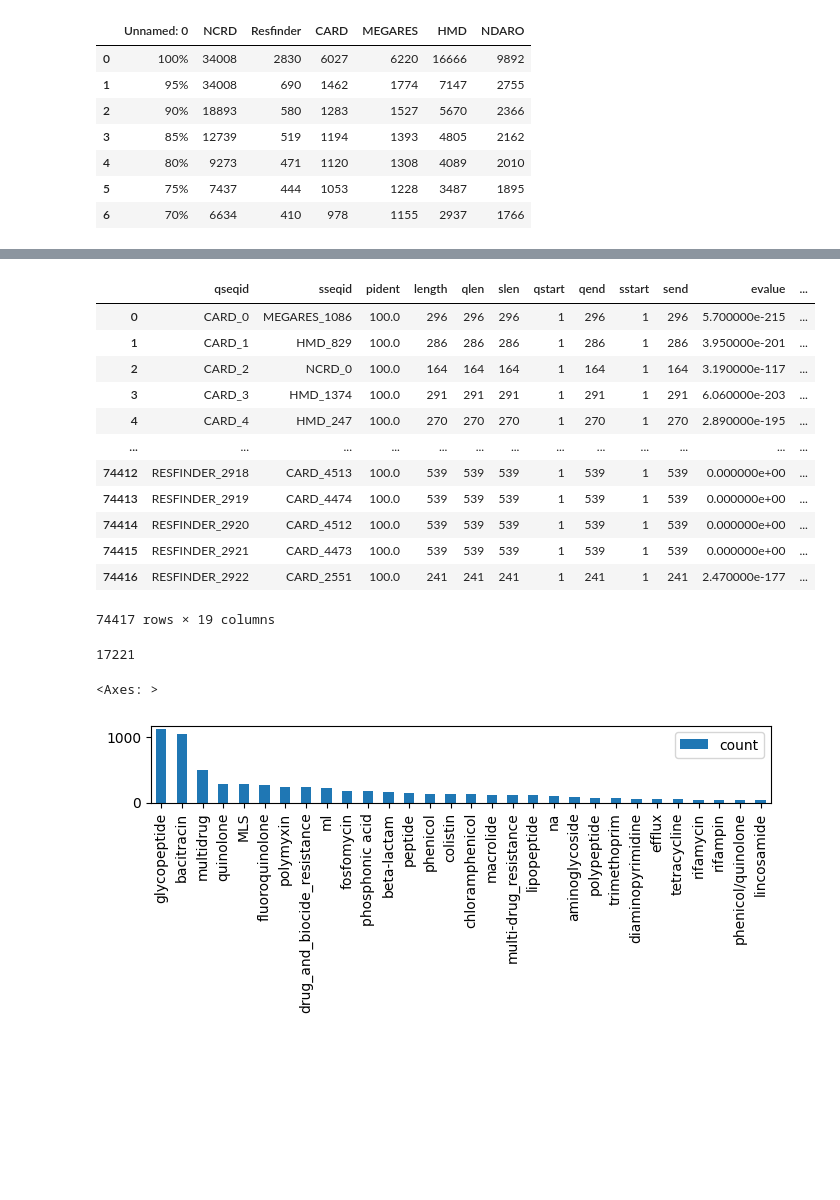
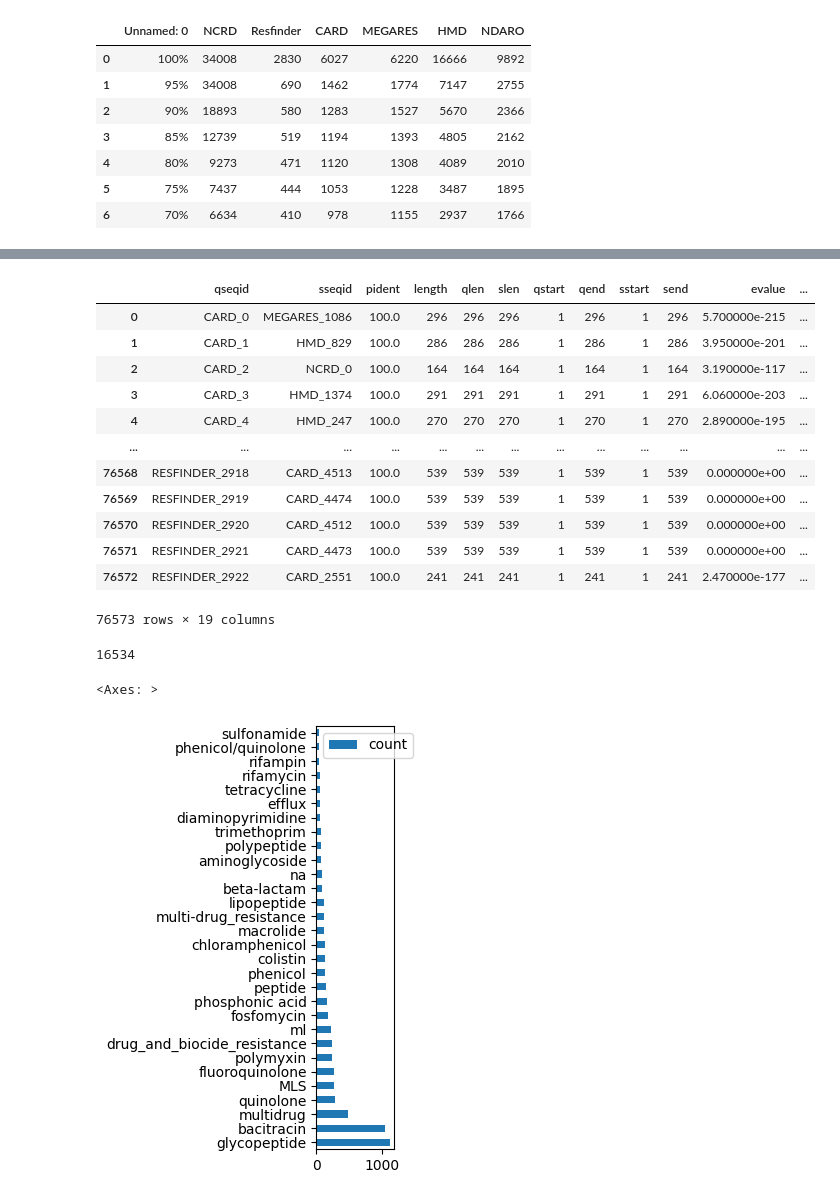
Before and after one commit to tiagocabralborelli/db-redundance, a Jupyter notebook: notebooks/3.Analysis.ipynb, the cells around one changed output, grey strips where cells are left out. Drawn from its saved outputs; the diff is of its cells as text; code cells hidden in the pictures; blank space fills up the shorter version.

```diff
--- a/notebooks/3.Analysis.ipynb
+++ b/notebooks/3.Analysis.ipynb
@@ -62,7 +62,7 @@ ClustersCdHit
 | 6 | 70% | 6634 | 410 | 978 | 1155 | 2937 | 1766 |
 # %%
 PairWiseAlignment = pd.read_csv(
-    "../data/filtered/AllDatabases.Paiwise.cov95.maxseq1.tsv",
+    "../data/filtered/AllDatabases.Paiwise.cov80.maxseq1.tsv",
     sep = "\t",
     skipinitialspace=True,
     header=None,
@@ -120,14 +120,14 @@ PairWiseAlignment
 | 3 | CARD_3 | HMD_1374 | 100.0 | 291 | 291 | 291 | 1 | 291 | 1 | 291 | 6.060000e-203 | ... |
 | 4 | CARD_4 | HMD_247 | 100.0 | 270 | 270 | 270 | 1 | 270 | 1 | 270 | 2.890000e-195 | ... |
 | ... | ... | ... | ... | ... | ... | ... | ... | ... | ... | ... | ... | ... |
-| 74412 | RESFINDER_2918 | CARD_4513 | 100.0 | 539 | 539 | 539 | 1 | 539 | 1 | 539 | 0.000000e+00 | ... |
-| 74413 | RESFINDER_2919 | CARD_4474 | 100.0 | 539 | 539 | 539 | 1 | 539 | 1 | 539 | 0.000000e+00 | ... |
-| 74414 | RESFINDER_2920 | CARD_4512 | 100.0 | 539 | 539 | 539 | 1 | 539 | 1 | 539 | 0.000000e+00 | ... |
-| 74415 | RESFINDER_2921 | CARD_4473 | 100.0 | 539 | 539 | 539 | 1 | 539 | 1 | 539 | 0.000000e+00 | ... |
-| 74416 | RESFINDER_2922 | CARD_2551 | 100.0 | 241 | 241 | 241 | 1 | 241 | 1 | 241 | 2.470000e-177 | ... |
+| 76568 | RESFINDER_2918 | CARD_4513 | 100.0 | 539 | 539 | 539 | 1 | 539 | 1 | 539 | 0.000000e+00 | ... |
+| 76569 | RESFINDER_2919 | CARD_4474 | 100.0 | 539 | 539 | 539 | 1 | 539 | 1 | 539 | 0.000000e+00 | ... |
+| 76570 | RESFINDER_2920 | CARD_4512 | 100.0 | 539 | 539 | 539 | 1 | 539 | 1 | 539 | 0.000000e+00 | ... |
+| 76571 | RESFINDER_2921 | CARD_4473 | 100.0 | 539 | 539 | 539 | 1 | 539 | 1 | 539 | 0.000000e+00 | ... |
+| 76572 | RESFINDER_2922 | CARD_2551 | 100.0 | 241 | 241 | 241 | 1 | 241 | 1 | 241 | 2.470000e-177 | ... |
-74417 rows × 19 columns
+76573 rows × 19 columns
 # %%
-with open("../data/processed/MetaDict.cov95.maxseq1.json", "r") as json_file  :
+with open("../data/processed/MetaDict.cov80.maxseq1.json", "r") as json_file  :
     MetaDict = json.load(json_file)
 # %%
 SequenceSimilarityGraph = nx.from_pandas_edgelist(
@@ -140,7 +140,7 @@ nx.set_node_attributes(SequenceSimilarityGraph, MetaDict)
 ConnectedComponents = list(nx.connected_components(SequenceSimilarityGraph))
 len(ConnectedComponents)
 # %% [output]
-17221
+16534
 # %%
 ProblematicComponents = set()
 ComponentIndex = dict()
@@ -157,10 +157,10 @@ for i, component in enumerate(ConnectedComponents):
 # %%
 ClassCount = []
 for item in pd.Series(DivergenteAnnotatedClasses):
     for c in item:
         ClassCount.append(c)
-pd.Series(ClassCount).value_counts().head(30).to_frame().plot(kind = "bar", figsize=(8,1))
+pd.Series(ClassCount).value_counts().head(30).to_frame().plot(kind = "barh", figsize=(1,5.5))
 # %% [output]
 <Axes: >
-[figure, old version]
+[figure, new version]
 # %%
```
Also changed, not shown: parts of 15 cells of this notebook.
